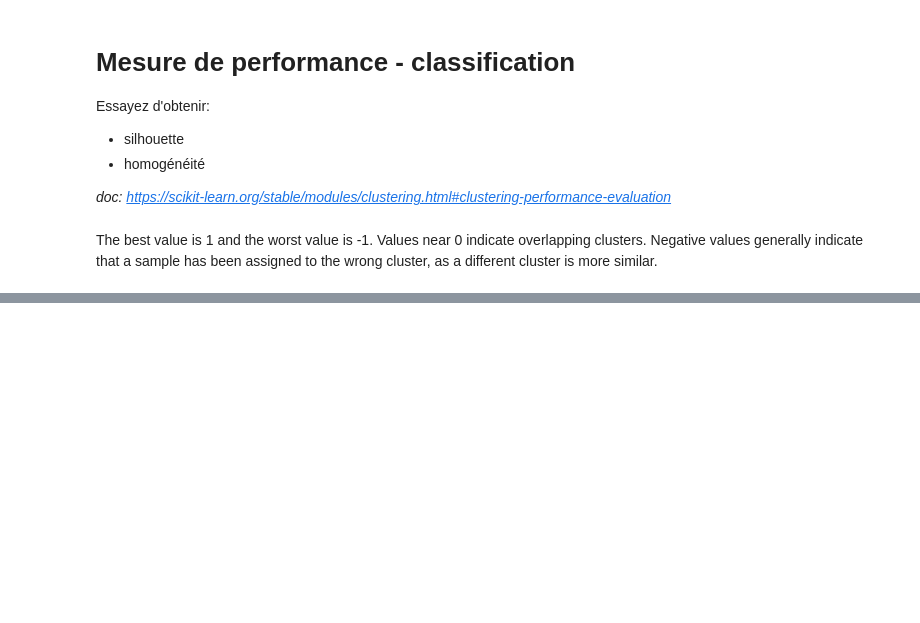
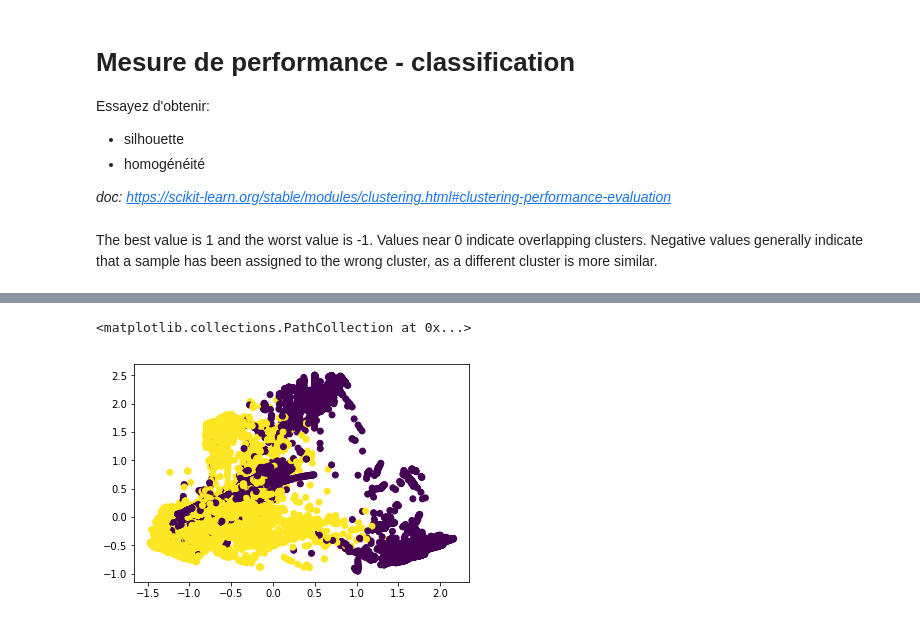
Before and after one commit to laure-delisle/intro-ml, a Jupyter notebook: tp-solution.ipynb, the cells around one changed output, grey strips where cells are left out. Saved outputs shown, nothing was run; the diff lists cells and outputs as text; code cells hidden in the pictures; blank space fills up the shorter version.

```diff
--- a/tp-solution.ipynb
+++ b/tp-solution.ipynb
@@ -373,0 +527,10 @@ subplot(1,5,5)
+# %%
+y_bincode = y_train.copy()
+y_bincode.attack_type = y_bincode.attack_type.map(lambda x: x=='normal')
+y_bincode.attack_type = pd.Categorical(y_bincode.attack_type)
+y_bincode.attack_type = y_bincode.attack_type.cat.codes
+# %%
+plt.scatter(pca_result[:,0], pca_result[:,1], c=y_bincode.attack_type)
+# %% [output]
+<matplotlib.collections.PathCollection at 0x...>
+[figure, added]
```
Also changed, not shown: parts of 46 cells of this notebook.
